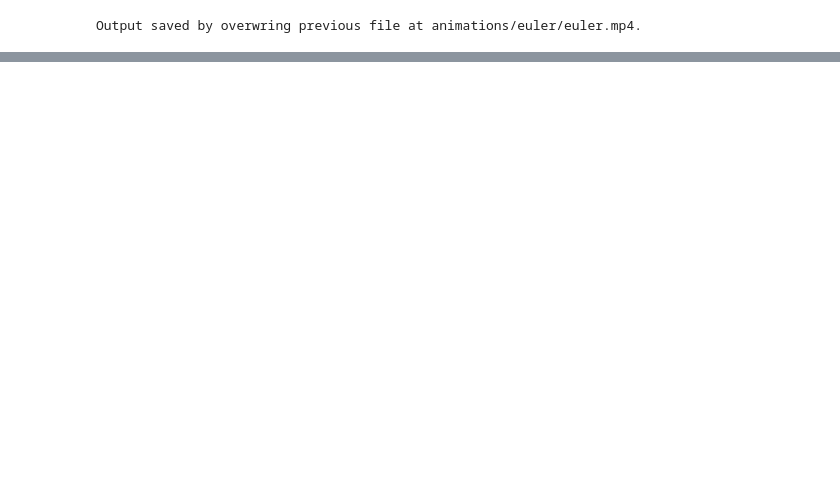
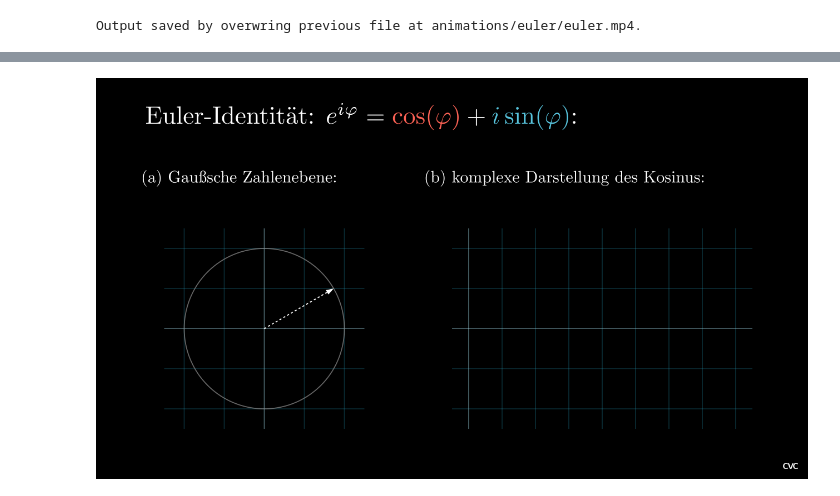
Before and after one commit to CVC97/Physics-Education-Animations, a Jupyter notebook: euler_identitaet.ipynb, the cells around one changed output, grey strips where cells are left out. Drawn from its saved outputs; the diff is of its cells as text; code cells hidden in the pictures; blank space fills up the shorter version.

Commit message:
Recreated Euler-Identity.

```diff
--- a/euler_identitaet.ipynb
+++ b/euler_identitaet.ipynb
@@ -12,10 +12,10 @@ Manim Community v0.16.0.post0
 Jupyter Capture Output v0.0.8
 # %%
 def get_gauss(phi):
-    return np.cos(phi) + np.sin(phi)*1j
+    return 2*np.cos(phi) + 2*np.sin(phi)*1j
 
 def parametric_e_i_ph(phi):
-    return np.cos(phi), np.sin(phi)
+    return 2*np.cos(phi), 2*np.sin(phi)
 # %%
 %%capture_video --path "animations/euler/euler.mp4"
 %%manim -qm --fps 60 $video_scene
@@ -28,44 +28,67 @@ class euler_Scene(Scene):
 
 
         # Euler-Headline
-        text_euler = Tex(r"Euler-Identität: $e^{i\varphi}=\cos(\varphi)+i\sin(\varphi)$:", font_size = 48).align_on_border(UP + LEFT, buff = 0.5).shift(RIGHT)
+        text_euler = Tex(r"Euler-Identität: $e^{i\varphi}=\cos(\varphi)+i\sin(\varphi)$:", font_size = 48).align_on_border(UP + LEFT, buff = 0.5).shift(0.5 * RIGHT)
+        text_euler[0][21:27].set_color(RED)
+        text_euler[0][28:35].set_color(BLUE)
+
+        text_a = Tex(r'(a) Gaußsche Zahlenebene:', font_size = 32).move_to([-4.25, 2, 0])
+        text_b = Tex(r'(b) komplexe Darstellung des Kosinus:', font_size = 32).move_to([2.25, 2, 0])
 
 
+        # Coordinate System a: Gaußebene
+        origin_a = [-3.75, -1, 0]
 
-        # Coordinate System
-        origin = [-2.5, -0.5, 0]
+        x_range_a = [-2.5, 2.5, 1]
+        y_range_a = [-2.5, 2.5, 1]
 
-        x_range = [-1.25, 1.25, 1]
-        y_range = [-1.25, 1.25, 1]
+        x_length_a = 4
+        y_length_a = 4
 
-        x_length = 5.5
-        y_length = 5.5
+        npla_a = ComplexPlane(
+            x_range = x_range_a, y_range = y_range_a, x_length = x_length_a, y_length = y_length_a,
+            axis_config = {"include_numbers": False, "stroke_opacity": 0.25}, background_line_style = {"stroke_opacity": 0.25}, ).move_to(origin_a)#.add_coordinates()
 
-        npla = ComplexPlane(
-            x_range = x_range, y_range = y_range, x_length = x_length, y_length = y_length,
-            axis_config = {"include_numbers": False, "stroke_opacity": 0.25}, background_line_style = {"stroke_opacity": 0.25}, ).move_to(origin).add_coordinates()
-
-        e_to_power_iphi = npla.plot_parametric_curve(parametric_e_i_ph, color = WHITE, stroke_width = 1, t_range = [0, 2*PI])
-        complex_arrow = Line(npla.n2p(0), npla.n2p(get_gauss(PI/8)), color = RED, stroke_width = 2).add_tip(tip_length = 0.15, tip_width = 0.1)#.set_opacity(0.5)
+        e_to_power_iphi = npla_a.plot_parametric_curve(parametric_e_i_ph, color = GREY, stroke_width = 2, t_range = [0, 2*PI], stroke_opacity = 0.75)
+        complex_arrow = DashedLine(npla_a.n2p(0), npla_a.n2p(get_gauss(PI/6)), color = WHITE, stroke_width = 2).add_tip(tip_length = 0.15, tip_width = 0.1)#.set_opacity(0.5)
 
         # Arrow-Updater
         def arrow_updater(arrow):
             phi = phi_tracker.get_value()
-            arrow.become(Line(npla.n2p(0), npla.n2p(get_gauss(phi)), color = RED, stroke_width = 2).add_tip(tip_length = 0.15, tip_width = 0.1))
+            arrow.become(DashedLine(npla_a.n2p(0), npla_a.n2p(get_gauss(phi)), color = WHITE, stroke_width = 2).add_tip(tip_length = 0.15, tip_width = 0.1))
 
 
+        # Coordinate System b: Polardarstellung Kosinus
+        origin_b = [3, -1, 0]
+
+        x_range_b = [-0.5, 8.5, 1]
+        y_range_b = [-2.5, 2.5, 1]
+
+        x_length_b = 6
+        y_length_b = 4
+
+        npla_b = ComplexPlane(
+            x_range = x_range_b, y_range = y_range_b, x_length = x_length_b, y_length = y_length_b,
+            axis_config = {"include_numbers": False, "stroke_opacity": 0.25}, background_line_style = {"stroke_opacity": 0.25}, ).move_to(origin_b)#.add_coordinates()
+
+
+
+        self.add(text_euler, text_a, text_b)
+        self.add(npla_a, e_to_power_iphi, complex_arrow)
+        self.add(npla_b)
+
         # Animation
-        self.play(Write(text_euler), run_time = 3)
-        self.wait(0.5)
-        self.play(FadeIn(npla), run_time = 3)
-        self.wait(0.5)
-        self.play(Create(e_to_power_iphi), run_time = 2)
-        self.wait(1.5)
-        self.play(FadeIn(complex_arrow), run_time = 3)
-        complex_arrow.add_updater(arrow_updater)
+        # self.play(Write(text_euler), run_time = 3)
+        # self.wait(0.5)
+        # self.play(FadeIn(npla_a), run_time = 3)
+        # self.wait(0.5)
+        # self.play(Create(e_to_power_iphi), run_time = 2)
+        # self.wait(1.5)
+        # self.play(FadeIn(complex_arrow), run_time = 3)
+        # complex_arrow.add_updater(arrow_updater)
 
-        self.play(phi_tracker.animate.set_value(PI), rate_func= smooth, run_time = 3.5)
-        self.play(phi_tracker.animate.set_value(2*PI), rate_func= smooth, run_time = 4)
-        self.wait(3)
+        # self.play(phi_tracker.animate.set_value(PI), rate_func= smooth, run_time = 3.5)
+        # self.play(phi_tracker.animate.set_value(2*PI), rate_func= smooth, run_time = 4)
+        # self.wait(3)
 # %% [output]
 Output saved by overwring previous file at animations/euler/euler.mp4.
@@ -72,0 +95 @@ Output saved by overwring previous file at animations/euler/euler.mp4.
+[figure, added]
```
Also changed, not shown: parts of 2 cells of this notebook.
